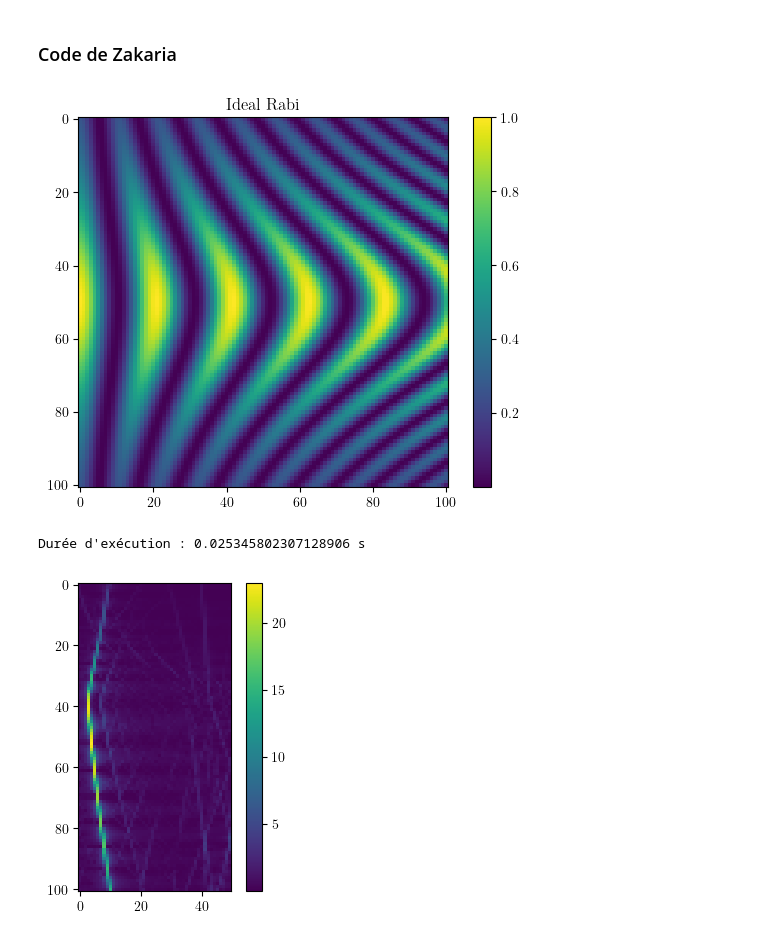
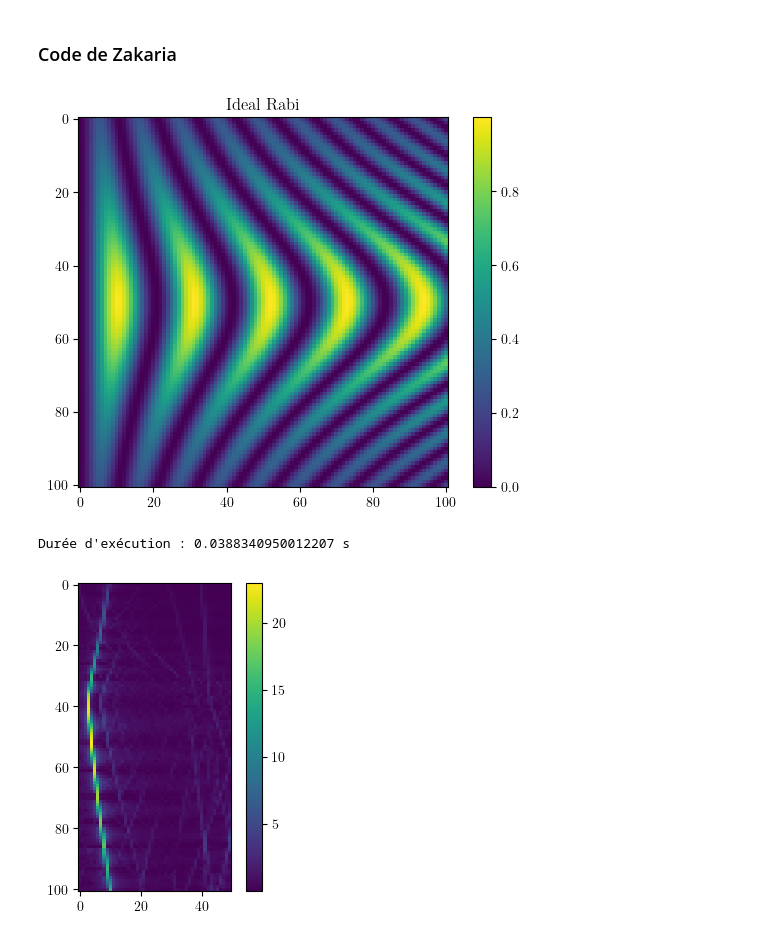
Before and after one commit to ekspone/GyroSpin, a Jupyter notebook: TheEND/rabi_plot.ipynb, the cells around one changed output. Drawn from its saved outputs; the diff is of its cells as text; code cells hidden in the pictures.

```diff
--- a/TheEND/rabi_plot.ipynb
+++ b/TheEND/rabi_plot.ipynb
@@ -51,33 +51,33 @@ f_R_0 = f_L_0 / 4.423
 # %%
 def Theta_Max(delta, t):
     theta = np.zeros((len(delta), len(t)))
     for i in range(len(delta)):
         for j in range(len(t)):
             num = f_R_0**2
             den = f_R_0**2 + delta[i]**2
             W = np.sqrt( f_R_0**2 + delta[i]**2 ) / 2
-            mod = np.cos(2 * np.pi * W * t[j])**2
+            mod = np.sin(2 * np.pi * W * t[j])**2
             theta[i, j] = (num / den) * mod
     return theta
 
 delta = np.linspace(-0.4, 0.4, 101, endpoint=True)
 t_burst = np.linspace(0, 20, 101, endpoint=True)
 tab_freq = delta + f_L_0
 
 start = time.time()
 y = Theta_Max(delta, t_burst)
 end = time.time()
 
 plt.figure()
 plt.imshow(y)
 plt.colorbar()
 plt.title("Ideal Rabi")
 plt.show()
 
 print(f"Durée d'exécution : {end - start} s")
 # %% [output]
-[figure, old version]
+[figure, new version]
-Durée d'exécution : 0.025345802307128906 s
+Durée d'exécution : 0.0388340950012207 s
 # %%
 #signal = y
 
```
Also changed, not shown: parts of 10 cells of this notebook, 11 other files.
